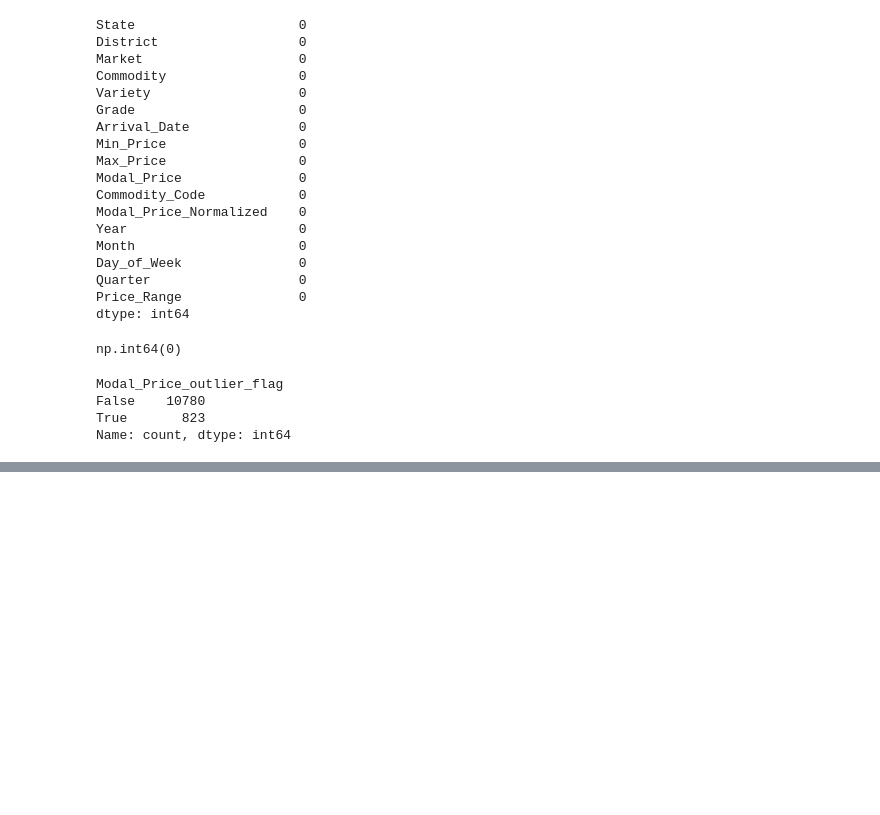
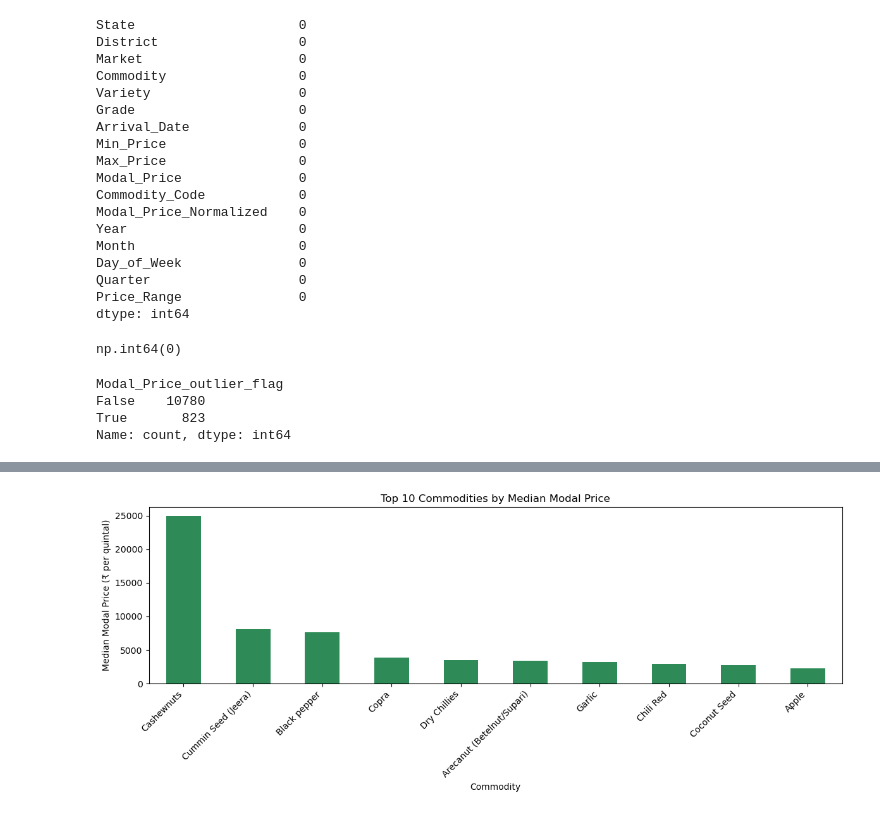
Before and after one commit to shindehiloni-ai/agribusiness-data-analysis, a Jupyter notebook: Untitled.ipynb, the cells around one changed output, grey strips where cells are left out. Drawn from its saved outputs; the diff is of its cells as text; code cells hidden in the pictures; blank space fills up the shorter version.

```diff
--- a/Untitled.ipynb
+++ b/Untitled.ipynb
@@ -274,0 +304,22 @@ Name: count, dtype: int64
+# %%
+commodity_prices = (
+    df.groupby("Commodity")["Modal_Price"]
+    .median()
+    .sort_values(ascending=False)
+    .head(10)
+)
+
+commodity_prices.plot(
+    kind="bar",
+    figsize=(12, 5),
+    color="seagreen"
+)
+
+plt.title("Top 10 Commodities by Median Modal Price")
+plt.xlabel("Commodity")
+plt.ylabel("Median Modal Price (₹ per quintal)")
+plt.xticks(rotation=45, ha="right")
+plt.tight_layout()
+plt.show()
+# %% [output]
+[figure, added]
```
Also changed, not shown: parts of 16 cells of this notebook.
